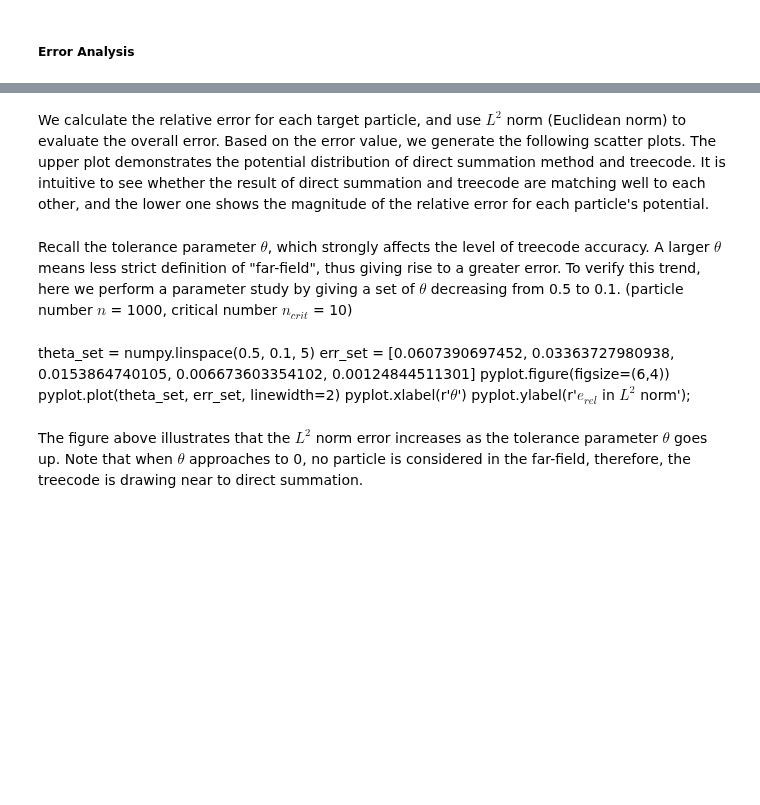
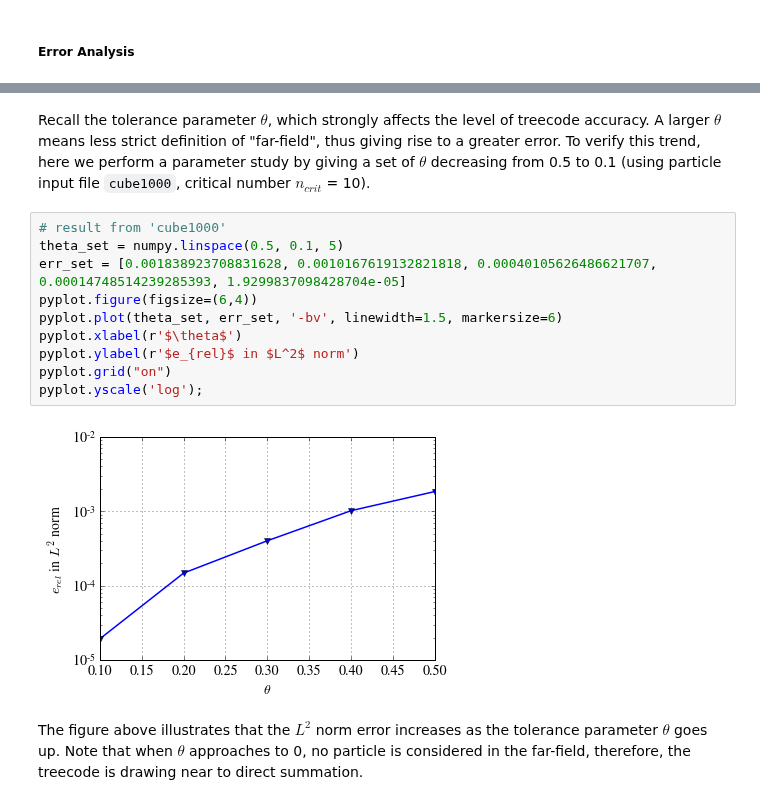
Before and after one commit to barbagroup/FMM_tutorial, a Jupyter notebook: 06_treecode.ipynb, the cells around one changed output, grey strips where cells are left out. Cells and saved outputs as stored; diff of their text form; blank space fills up the shorter version.

```diff
--- a/06_treecode.ipynb
+++ b/06_treecode.ipynb
@@ -190,14 +185,17 @@ ax.set_title('Particle Distribution');
-# %% [markdown]
-We calculate the relative error for each target particle, and use $L^2$ norm (Euclidean norm) to evaluate the overall error. Based on the error value, we generate the following scatter plots. The upper plot demonstrates the potential distribution of direct summation method and treecode. It is intuitive to see whether the result of direct summation and treecode are matching well to each other, and the lower one shows the magnitude of the relative error for each particle's potential.
 # %% [markdown]
-Recall the tolerance parameter $\theta$, which strongly affects the level of treecode accuracy. A larger $\theta$ means less strict definition of "far-field", thus giving rise to a greater error. To verify this trend, here we perform a parameter study by giving a set of $\theta$ decreasing from 0.5 to 0.1. (particle number $n$ = 1000, critical number $n_{crit}$  = 10)
+Recall the tolerance parameter $\theta$, which strongly affects the level of treecode accuracy. A larger $\theta$ means less strict definition of "far-field", thus giving rise to a greater error. To verify this trend, here we perform a parameter study by giving a set of $\theta$ decreasing from 0.5 to 0.1 (using particle input file `cube1000`, critical number $n_{crit}$  = 10).
-# %% [markdown]
-theta_set = numpy.linspace(0.5, 0.1, 5)
-err_set = [0.0607390697452, 0.03363727980938, 0.0153864740105, 0.006673603354102, 0.00124844511301]
-pyplot.figure(figsize=(6,4))
-pyplot.plot(theta_set, err_set, linewidth=2)
-pyplot.xlabel(r'$\theta$')
-pyplot.ylabel(r'$e_{rel}$ in $L^2$ norm');
+# %%
+# result from 'cube1000'
+theta_set = numpy.linspace(0.5, 0.1, 5)
+err_set = [0.001838923708831628, 0.0010167619132821818, 0.00040105626486621707, 0.00014748514239285393, 1.9299837098428704e-05]
+pyplot.figure(figsize=(6,4))
+pyplot.plot(theta_set, err_set, '-bv', linewidth=1.5, markersize=6)
+pyplot.xlabel(r'$\theta$')
+pyplot.ylabel(r'$e_{rel}$ in $L^2$ norm')
+pyplot.grid("on")
+pyplot.yscale('log');
+# %% [output]
+[figure, added]
 # %% [markdown]
 The figure above illustrates that the $L^2$ norm error increases as the tolerance parameter $\theta$ goes up. Note that when $\theta$ approaches to 0, no particle is considered in the far-field, therefore, the treecode is drawing near to direct summation.
 # %% [markdown]
```
Also changed, not shown: parts of 26 cells of this notebook.
